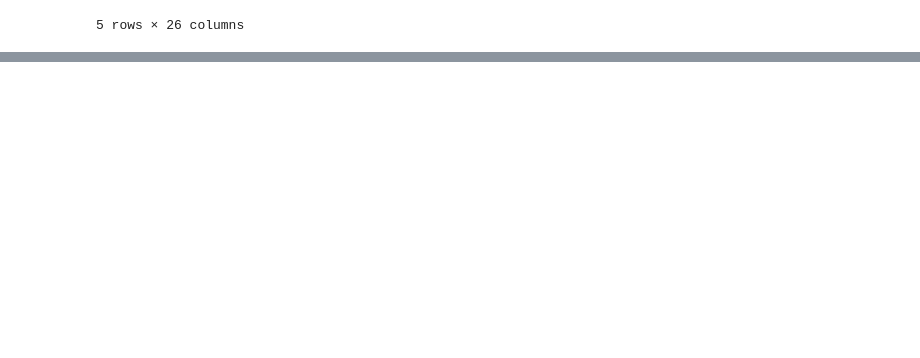
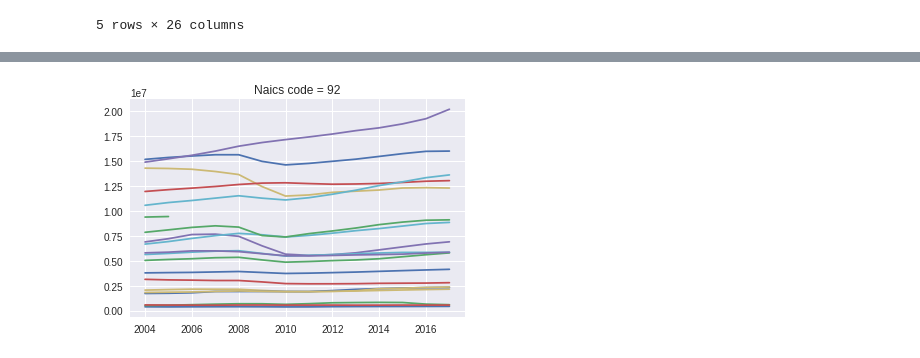
Before and after one commit to akshseh/FintechProject, a Jupyter notebook: OES_Fintech.ipynb, the cells around one changed output, grey strips where cells are left out. Drawn from its saved outputs; the diff is of its cells as text; code cells hidden in the pictures; blank space fills up the shorter version.

```diff
--- a/OES_Fintech.ipynb
+++ b/OES_Fintech.ipynb
@@ -304,0 +346,29 @@ TypeError: ignored
+# %%
+%matplotlib inline
+
+array = ["11","21","22","23","31-33","42","44-45","48-49","51","52","53","54","55","56","61","62","71","72","81","92"]
+
+# try_filter = (files["OCC_CODE"] == "00-0000") & (files["NAICS"] == "11")
+# filtered_out = files[try_filter]
+
+# index=ts.index, columns=list('ABCD')
+plt.figure(1)
+for i in range(len(array)):
+    filtered = (files["OCC_CODE"] == "00-0000") & (files["NAICS"] == str(array[i]))
+    filtered_out = files[filtered]
+    sort_by_yr = filtered_out.sort_values('year')
+#     sort_by_yr.tail()
+    sort_by_yr.index = sort_by_yr["year"]
+    ts = pd.Series(sort_by_yr["TOT_EMP"])
+#     plt.yscale('linear')
+#     plt.axis([2004, 2017, 10000, 20000000])
+    plt.title("Naics code = "+ str(array[i]))
+    plt.grid(True)
+    plt.plot(ts,label = str(array[i]));
+
+    plt.show()
+# sort_by_yr = filtered_out.sort_values('year')
+# sort_by_yr.tail()
+# sort_by_yr.index = sort_by_yr["year"]
+# %% [output]
+[figure, added]
```
Also changed, not shown: parts of 5 cells of this notebook.
